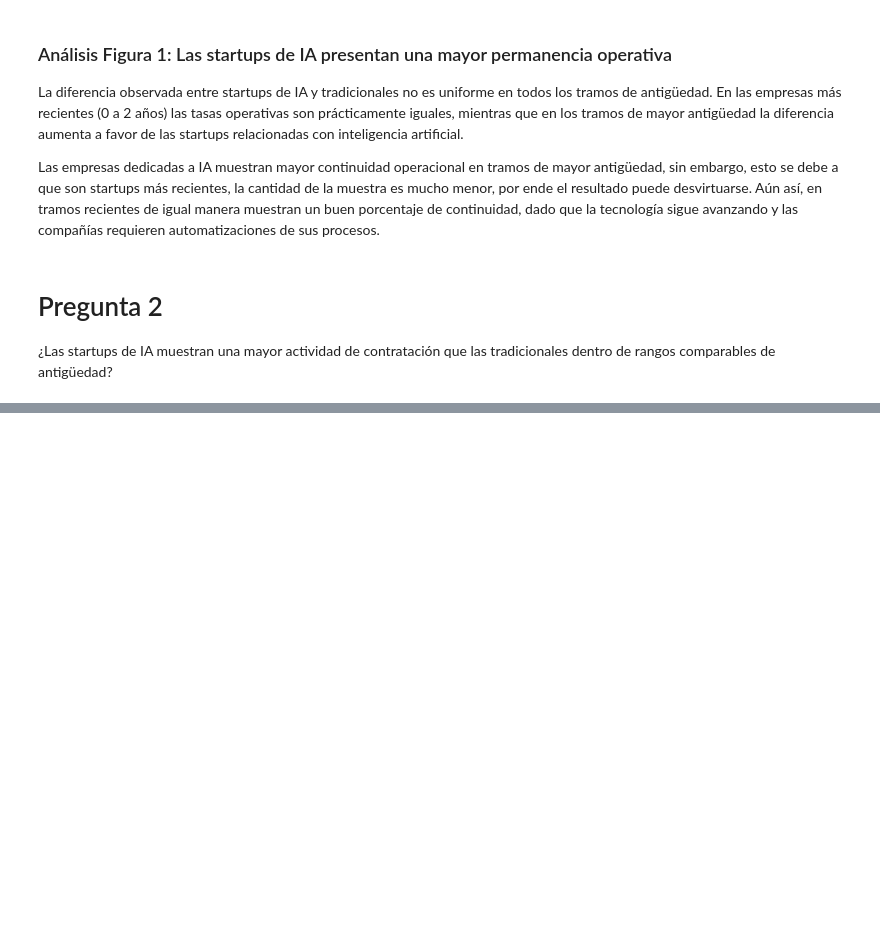
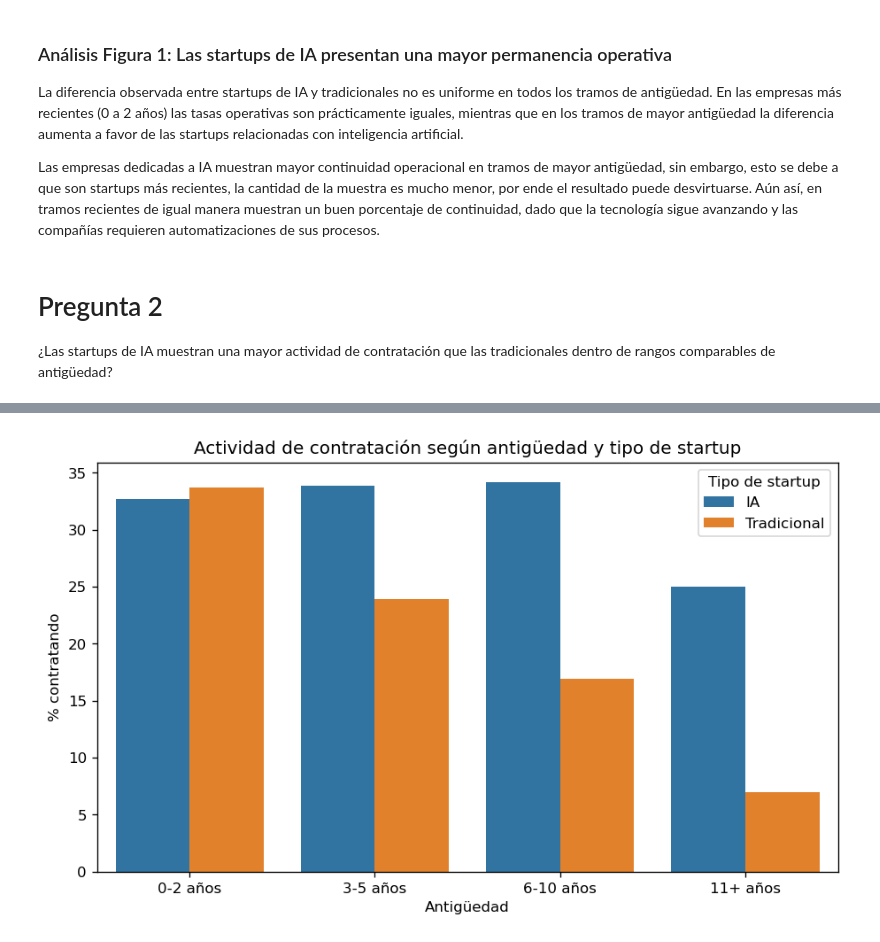
Before and after one commit to DanielCas7illo/U-Andres-Bello, a Jupyter notebook: F4/F4_AnálisisyResultados.ipynb, the cells around one changed output, grey strips where cells are left out. Cells and saved outputs as stored; diff of their text form; code cells hidden in the pictures; blank space fills up the shorter version.

```diff
--- a/F4/F4_AnálisisyResultados.ipynb
+++ b/F4/F4_AnálisisyResultados.ipynb
@@ -240,0 +276,34 @@ Las empresas dedicadas a IA muestran mayor continuidad operacional en tramos de
+# %%
+plt.figure(figsize=(9,5))
+
+sns.barplot(
+
+    data=contratacion,
+
+    x="tramo_antiguedad",
+
+    y="porcentaje",
+
+    hue="tipo_startup"
+
+)
+
+plt.xlabel(
+    "Antigüedad"
+)
+
+plt.ylabel(
+    "% contratando"
+)
+
+plt.title(
+    "Actividad de contratación según antigüedad y tipo de startup"
+)
+
+plt.legend(
+    title="Tipo de startup"
+)
+
+plt.show()
+# %% [output]
+[figure, added]
```
Also changed, not shown: parts of 14 cells of this notebook.
